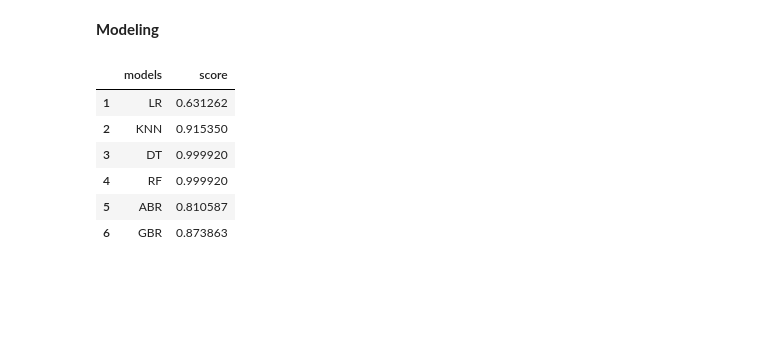
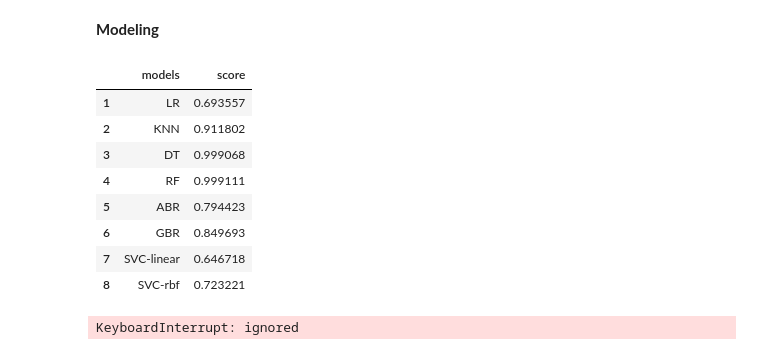
Before and after one commit to RupeshSharma14/Bank-Marketing-Effectiveness-Prediction, a Jupyter notebook: Bank_Marketing_Effectiveness_Prediction_Capstone_Project.ipynb, the cells around one changed output. Saved outputs shown, nothing was run; the diff lists cells and outputs as text; code cells hidden in the pictures; blank space fills up the shorter version.

```diff
--- a/Bank_Marketing_Effectiveness_Prediction_Capstone_Project.ipynb
+++ b/Bank_Marketing_Effectiveness_Prediction_Capstone_Project.ipynb
@@ -653,2 +435,0 @@ sel_features = ["balance", "age", "last_date", "last_month", "job_type", "contac
-# %%
-data_prepared = data_prepared[:, forest_importance.index[0:8]]
@@ -663,7 +440,7 @@ from collections import Counter
 counter = Counter(label_prepared)
 print(counter)
 
-tl = SMOTETomek(sampling_strategy = "minority")
+tl = SMOTETomek(sampling_strategy = 0.7)
 
 data_prepared, label_prepared = tl.fit_resample(data_prepared, label_prepared)
 
@@ -728,14 +483,14 @@ def evaluate_models(models_dict, data_prepared, label_prepared, cross_val = Fals
 
     for model in models_dict:
         model_scores = cross_val_score(models_dict[model], data_prepared,
-                                      label_prepared, scoring = make_scorer(f1_score), cv = 10)
+                                      label_prepared, scoring = 'roc_auc', cv = 10)
         scores_dict[model] = np.mean(model_scores)
 
   else:
 
     for model in models_dict:
       label_pred = models_dict[model].predict(data_prepared)
-      scores_dict[model] = f1_score(label_prepared, label_pred)
+      scores_dict[model] = roc_auc_score(label_prepared, label_pred)
 
   return scores_dict
 # %%
@@ -769,29 +525,35 @@ def plot_learning_curves(models_dict, data_prepared, label_prepared):
 
 models_dict = {"LR": LogisticRegression(), "KNN": KNeighborsClassifier(),
                "DT": DecisionTreeClassifier(), "RF": RandomForestClassifier(),
-               "ABR": AdaBoostClassifier(), "GBR": GradientBoostingClassifier()}
+               "ABR": AdaBoostClassifier(), "GBR": GradientBoostingClassifier(),
+               "SVC-linear": SVC(kernel = "linear"), "SVC-rbf": SVC(kernel = "rbf"),
+               }
 
 trained_models = fit_models(models_dict, data_prepared, label_prepared)
 # %%
 # Model evaluation on train-set
 
 train_set_perf = evaluate_models(models_dict, data_prepared, label_prepared)
-train_set_perf = pd.DataFrame(train_set_perf.items(), columns = ["models", "score"], index = range(1,7))
+train_set_perf = pd.DataFrame(train_set_perf.items(), columns = ["models", "score"], index = range(1,9))
 train_set_perf
 # %% [output]
 |  | models | score |
-| 1 | LR | 0.631262 |
-| 2 | KNN | 0.915350 |
-| 3 | DT | 0.999920 |
-| 4 | RF | 0.999920 |
-| 5 | ABR | 0.810587 |
-| 6 | GBR | 0.873863 |
+| 1 | LR | 0.693557 |
+| 2 | KNN | 0.911802 |
+| 3 | DT | 0.999068 |
+| 4 | RF | 0.999111 |
+| 5 | ABR | 0.794423 |
+| 6 | GBR | 0.849693 |
+| 7 | SVC-linear | 0.646718 |
+| 8 | SVC-rbf | 0.723221 |
 # %%
-# # Model evaluation on cross validation
+# Model evaluation on cross validation
 
-# val_set_perf = evaluate_models(models_dict, data_prepared, label_prepared, cross_val = True)
-# val_set_perf = pd.DataFrame(val_set_perf.items(), columns = ["models", "score"], index = range(1,7))
-# val_set_perf
+val_set_perf = evaluate_models(models_dict, data_prepared, label_prepared, cross_val = True)
+val_set_perf = pd.DataFrame(val_set_perf.items(), columns = ["models", "score"], index = range(1,9))
+val_set_perf
+# %% [output]
+KeyboardInterrupt: ignored
 # %%
 for feature in te_cols:
   index, value = target_encoding(test_set[feature], test_set["subscribed"])
```
Also changed, not shown: parts of 50 cells of this notebook.
